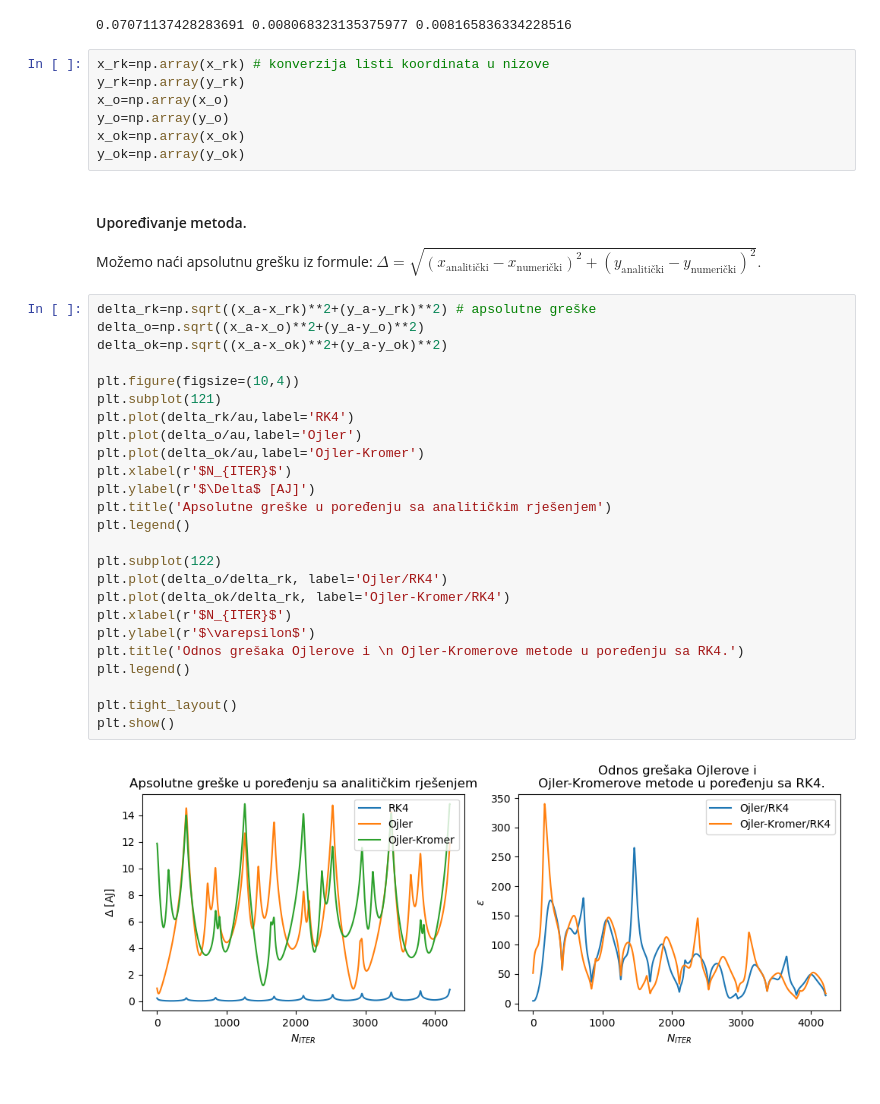
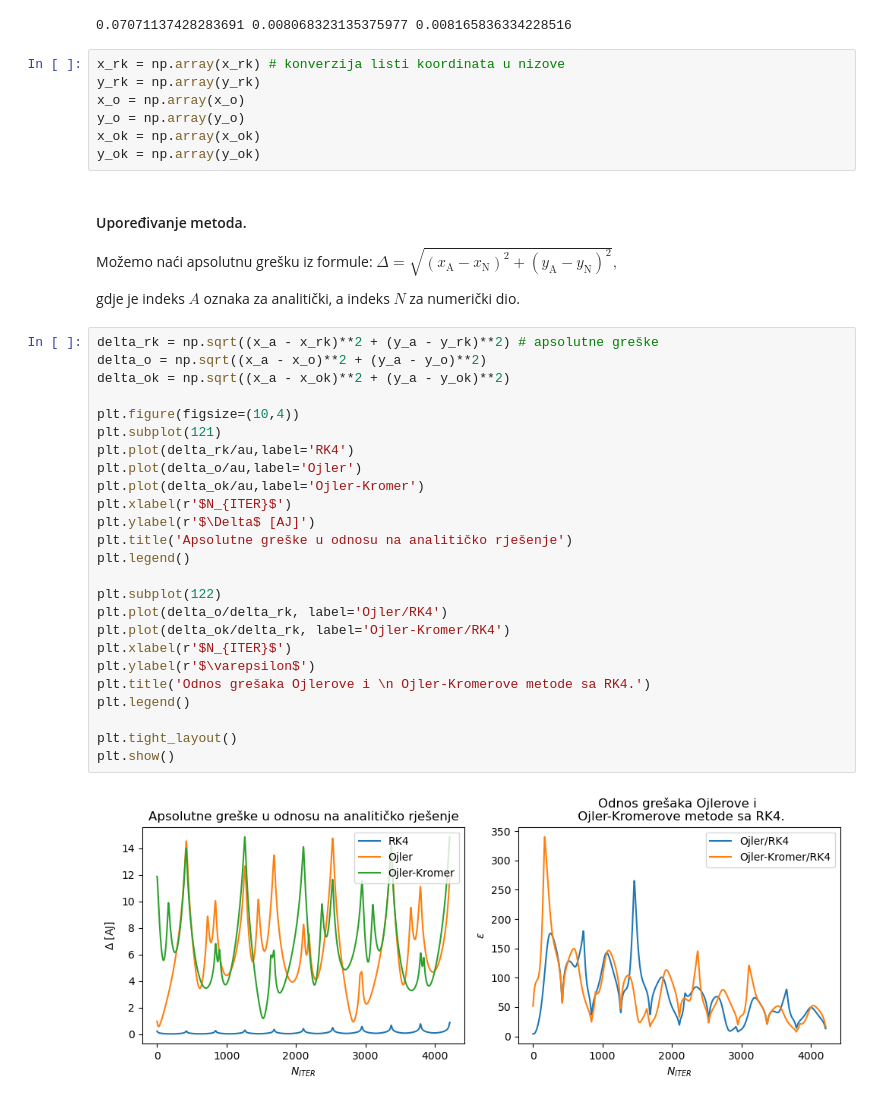
Before and after one commit to zorzeus/Numericke-metode-u-astronomiji, a Jupyter notebook: nma_07.ipynb, the cells around one changed output. Cells and saved outputs as stored; diff of their text form.

```diff
--- a/nma_07.ipynb
+++ b/nma_07.ipynb
@@ -770,45 +791,47 @@ print(vrijeme_rk, vrijeme_o, vrijeme_ok) # vremena izvršavanja
 # %% [output]
 0.07071137428283691 0.008068323135375977 0.008165836334228516
 # %%
-x_rk=np.array(x_rk) # konverzija listi koordinata u nizove
-y_rk=np.array(y_rk)
-x_o=np.array(x_o)
-y_o=np.array(y_o)
-x_ok=np.array(x_ok)
-y_ok=np.array(y_ok)
+x_rk = np.array(x_rk) # konverzija listi koordinata u nizove
+y_rk = np.array(y_rk)
+x_o = np.array(x_o)
+y_o = np.array(y_o)
+x_ok = np.array(x_ok)
+y_ok = np.array(y_ok)
 # %% [markdown]
 #### Upoređivanje metoda.
 Možemo naći apsolutnu grešku iz formule:
 $
-\Delta = \sqrt{(x_{\text{analitički}} - x_{\text{numerički}})^2 + (y_{\text{analitički}} - y_{\text{numerički}})^2}.
+\Delta = \sqrt{(x_{\text{A}} - x_{\text{N}})^2 + (y_{\text{A}} - y_{\text{N}})^2},
 $
+
+gdje je indeks $A$ oznaka za analitički, a indeks $N$ za numerički dio.
 # %%
-delta_rk=np.sqrt((x_a-x_rk)**2+(y_a-y_rk)**2) # apsolutne greške
-delta_o=np.sqrt((x_a-x_o)**2+(y_a-y_o)**2)
-delta_ok=np.sqrt((x_a-x_ok)**2+(y_a-y_ok)**2)
+delta_rk = np.sqrt((x_a - x_rk)**2 + (y_a - y_rk)**2) # apsolutne greške
+delta_o = np.sqrt((x_a - x_o)**2 + (y_a - y_o)**2)
+delta_ok = np.sqrt((x_a - x_ok)**2 + (y_a - y_ok)**2)
 
 plt.figure(figsize=(10,4))
 plt.subplot(121)
 plt.plot(delta_rk/au,label='RK4')
 plt.plot(delta_o/au,label='Ojler')
 plt.plot(delta_ok/au,label='Ojler-Kromer')
 plt.xlabel(r'$N_{ITER}$')
 plt.ylabel(r'$\Delta$ [AJ]')
-plt.title('Apsolutne greške u poređenju sa analitičkim rješenjem')
+plt.title('Apsolutne greške u odnosu na analitičko rješenje')
 plt.legend()
 
 plt.subplot(122)
 plt.plot(delta_o/delta_rk, label='Ojler/RK4')
 plt.plot(delta_ok/delta_rk, label='Ojler-Kromer/RK4')
 plt.xlabel(r'$N_{ITER}$')
 plt.ylabel(r'$\varepsilon$')
-plt.title('Odnos grešaka Ojlerove i \n Ojler-Kromerove metode u poređenju sa RK4.')
+plt.title('Odnos grešaka Ojlerove i \n Ojler-Kromerove metode sa RK4.')
 plt.legend()
 
 plt.tight_layout()
 plt.show()
 # %% [output]
-[figure, old version]
+[figure, new version]
 # %% [markdown]
 ### 1.7. Zaključak:
 Ojlerova metoda je najjednostavnija metoda za rješavanje diferencijalnih jednačina, a veoma se lako implementira.
```
Also changed, not shown: parts of 19 cells of this notebook.
